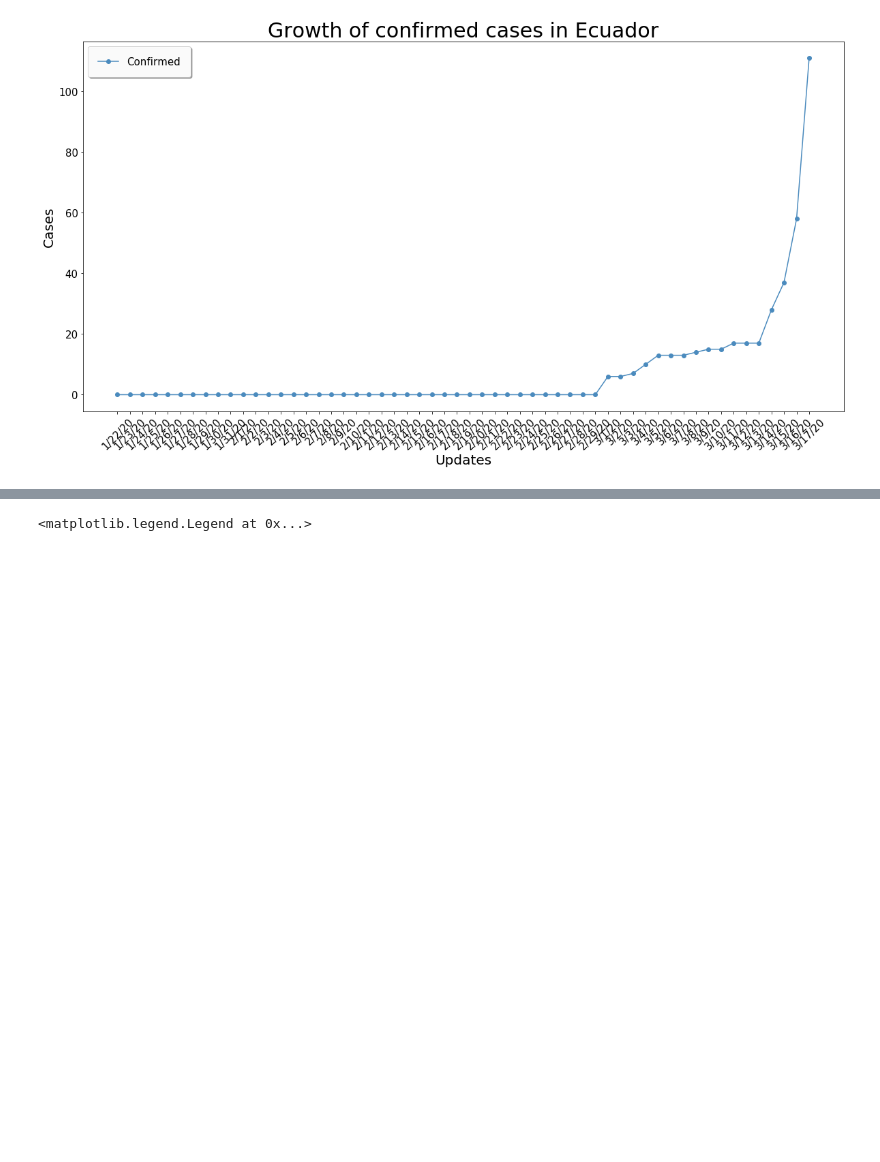
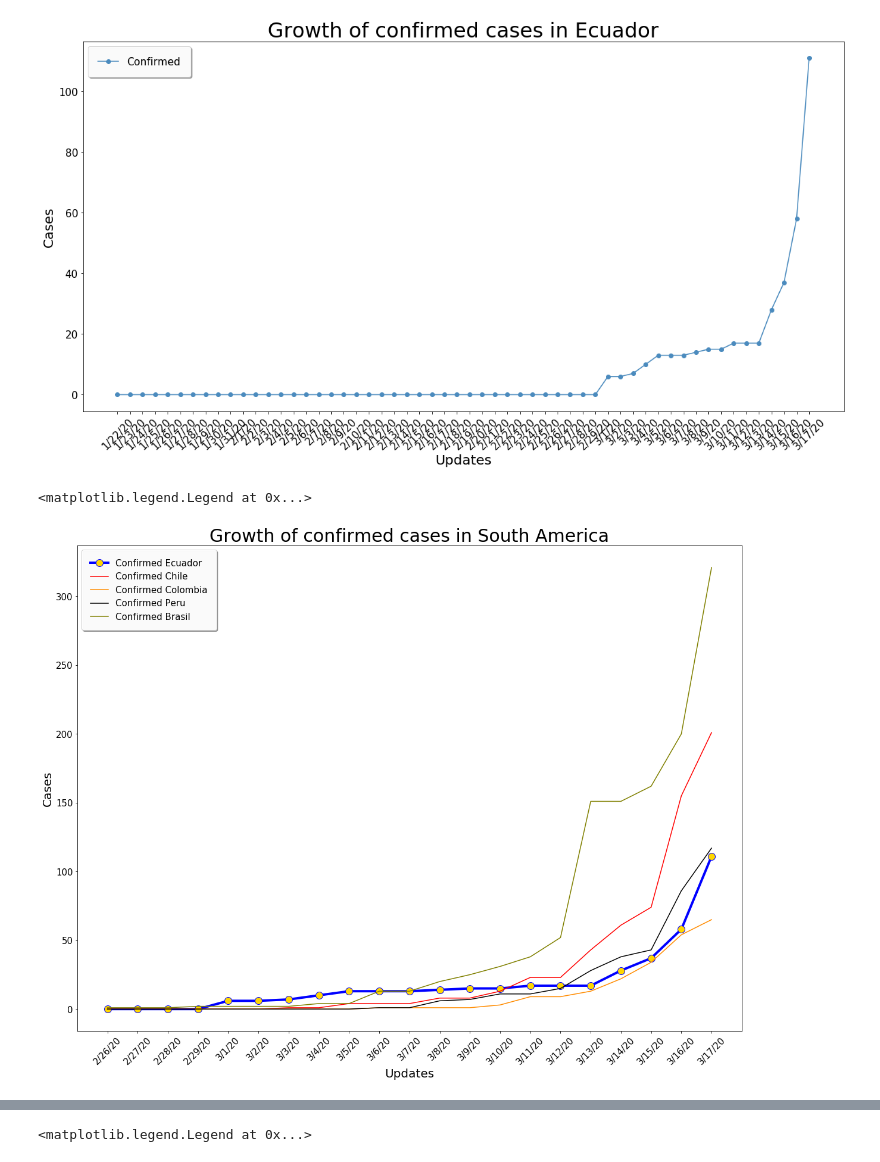
Before and after one commit to marcelortizv/2019n-CoV, a Jupyter notebook: covid_2019.ipynb, the cells around one changed output, grey strips where cells are left out. Cells and saved outputs as stored; diff of their text form; code cells hidden in the pictures; blank space fills up the shorter version.

```diff
--- a/covid_2019.ipynb
+++ b/covid_2019.ipynb
@@ -140,6 +140,66 @@ plt.legend(loc = "upper left"
 # %% [output]
 <matplotlib.legend.Legend at 0x...>
 [figure]
+# %%
+def confirmed_cases_by_country(dataframe, country):
+    values = dataframe[dataframe['Country/Region'] == country]
+    values = values.groupby(values['Country/Region']).sum()
+    values = values.iloc[0][2:values.shape[1]]
+    return values
+# %%
+confirmed_chile = confirmed_cases_by_country(dataframe = df_confirmed, country = 'Chile')
+confirmed_colombia = confirmed_cases_by_country(dataframe = df_confirmed, country = 'Colombia')
+confirmed_peru = confirmed_cases_by_country(dataframe = df_confirmed, country = 'Peru')
+confirmed_brasil = confirmed_cases_by_country(dataframe = df_confirmed, country = 'Brazil')
+# %%
+# set plotsize
+plt.figure(figsize=(20,15))
+
+# creating the plot
+plt.plot(confirmed_ec[35:]
+        , color = 'blue'
+        , label = 'Confirmed Ecuador'
+        , marker = 'o'
+        , markerfacecolor='gold'
+        , markersize=12
+        , linewidth=4)
+plt.plot(confirmed_chile[35:]
+        , color = 'red'
+        , label = 'Confirmed Chile'
+        , marker = '')
+plt.plot(confirmed_colombia[35:]
+        , color = 'darkorange'
+        , label = 'Confirmed Colombia'
+        , marker = '')
+plt.plot(confirmed_peru[35:]
+        , color = 'black'
+        , label = 'Confirmed Peru'
+        , marker = '')
+plt.plot(confirmed_brasil[35:]
+        , color = 'olive'
+        , label = 'Confirmed Brasil'
+        , marker = '')
+
+# titles parameters
+plt.title('Growth of confirmed cases in South America',size=30)
+plt.ylabel('Cases',size=20)
+plt.xlabel('Updates',size=20)
+plt.xticks(rotation=45,size=15)
+plt.yticks(size=15)
+
+
+# legend parameters
+plt.legend(loc = "upper left"
+           , frameon = True
+           , fontsize = 15
+           , ncol = 1
+           , fancybox = True
+           , framealpha = 0.95
+           , shadow = True
+           , borderpad = 1)
+# %% [output]
+<matplotlib.legend.Legend at 0x...>
+[figure, added]
 # %%
 diff = []
 for i in range(1, len(confirmed_ec)):
```
Also changed, not shown: parts of 2 cells of this notebook.
